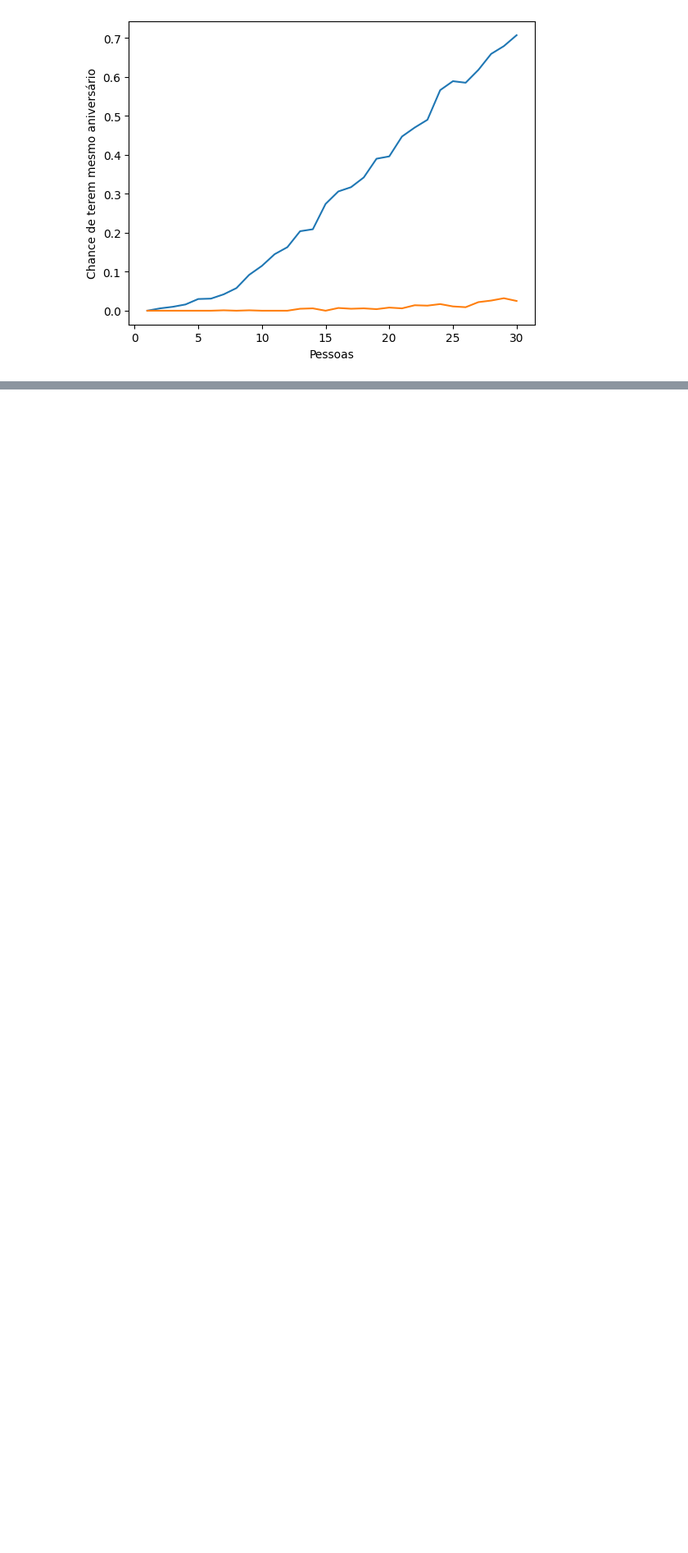
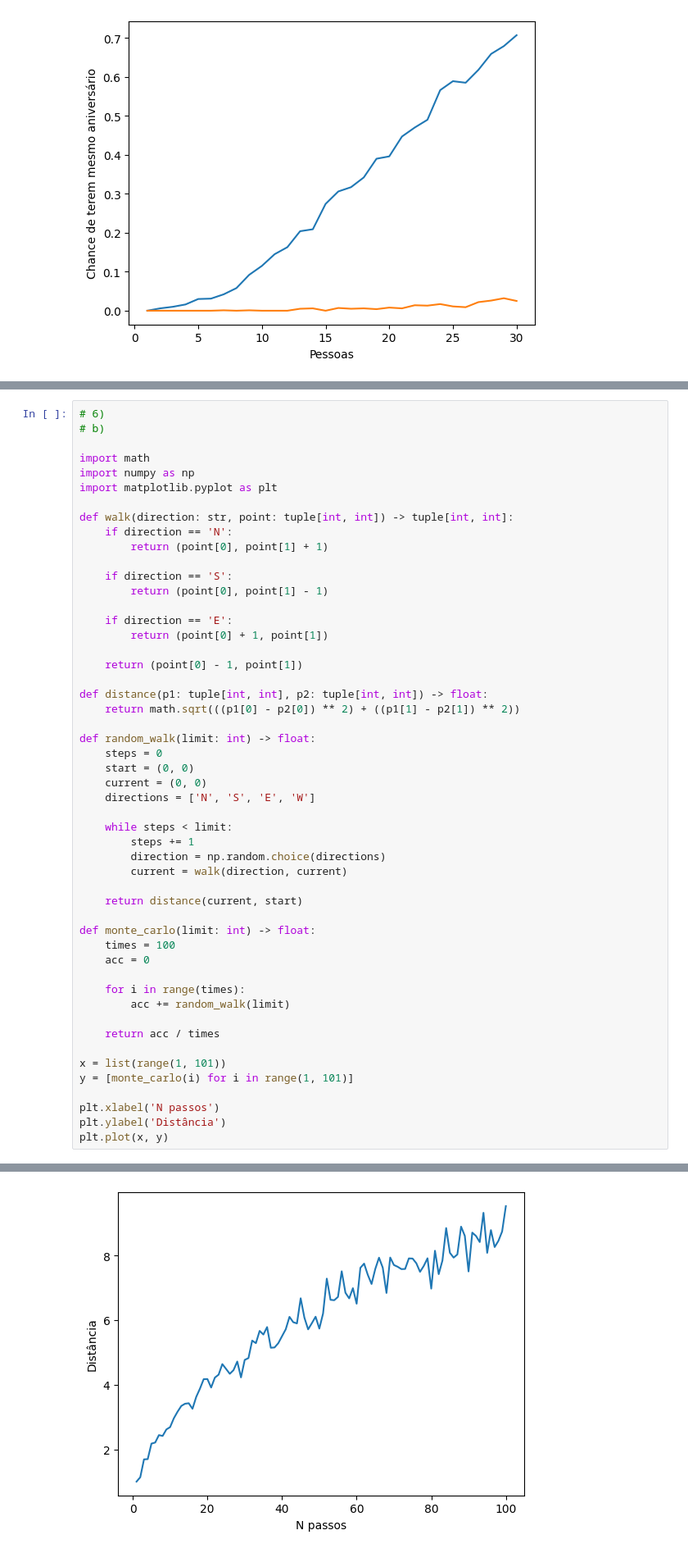
Before and after one commit to breno-cn/ms-lista-1, a Jupyter notebook: main.ipynb, the cells around one changed output, grey strips where cells are left out. Shown: that part at 82% size. Saved outputs shown, nothing was run; the diff lists cells and outputs as text; blank space fills up the shorter version.

```diff
--- a/main.ipynb
+++ b/main.ipynb
@@ -195,0 +236,52 @@ import matplotlib.pyplot as plt
+# %%
+# 6)
+# b)
+
+import math
+import numpy as np
+import matplotlib.pyplot as plt
+
+def walk(direction: str, point: tuple[int, int]) -> tuple[int, int]:
+    if direction == 'N':
+        return (point[0], point[1] + 1)
+
+    if direction == 'S':
+        return (point[0], point[1] - 1)
+
+    if direction == 'E':
+        return (point[0] + 1, point[1])
+
+    return (point[0] - 1, point[1])
+
+def distance(p1: tuple[int, int], p2: tuple[int, int]) -> float:
+    return math.sqrt(((p1[0] - p2[0]) ** 2) + ((p1[1] - p2[1]) ** 2))
+
+def random_walk(limit: int) -> float:
+    steps = 0
+    start = (0, 0)
+    current = (0, 0)
+    directions = ['N', 'S', 'E', 'W']
+
+    while steps < limit:
+        steps += 1
+        direction = np.random.choice(directions)
+        current = walk(direction, current)
+
+    return distance(current, start)
+
+def monte_carlo(limit: int) -> float:
+    times = 100
+    acc = 0
+
+    for i in range(times):
+        acc += random_walk(limit)
+
+    return acc / times
+
+x = list(range(1, 101))
+y = [monte_carlo(i) for i in range(1, 101)]
+
+plt.xlabel('N passos')
+plt.ylabel('Distância')
+plt.plot(x, y)
+# %% [output]
@@ -195,0 +289 @@ import matplotlib.pyplot as plt
+[figure, added]
```
Also changed, not shown: parts of 3 cells of this notebook.
